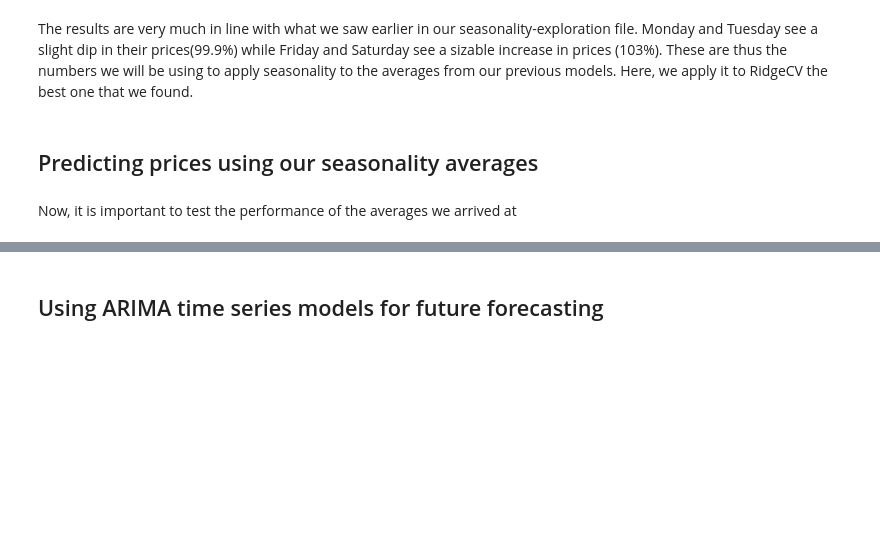
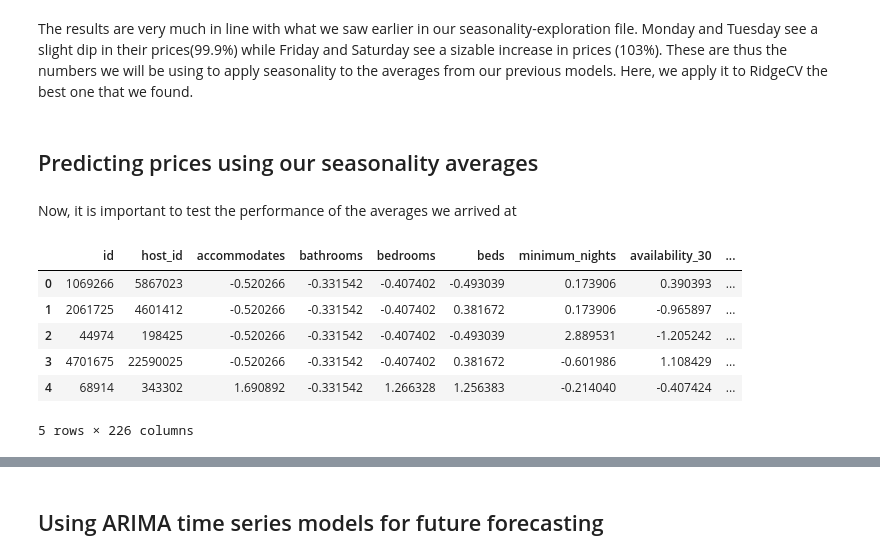
Before and after one commit to samuelklam/airbnb-pricing-prediction, a Jupyter notebook: data-modeling/seasonality-modeling-WJ.ipynb, the cells around one changed output, grey strips where cells are left out. Saved outputs shown, nothing was run; the diff lists cells and outputs as text; code cells hidden in the pictures; blank space fills up the shorter version.

```diff
--- a/data-modeling/seasonality-modeling-WJ.ipynb
+++ b/data-modeling/seasonality-modeling-WJ.ipynb
@@ -90,3 +191,20 @@ def median_absolute_errors(x, y, log_bool=None):
     plt.xlabel('Estimator')
     plt.ylabel('Median Absolute Error')
     plt.show()
+# %%
+data = pd.read_csv('../datasets/listings_clean.csv')
+data.head()
+# split into x and y (note that we do not include id and host_id as predictors)
+x = data.iloc[:, 2:-2]
+y = data.iloc[:, -2]
+y_log = data.iloc[:, -1]
+# %%
+data.head(5)
+# %% [output]
+|  | id | host_id | accommodates | bathrooms | bedrooms | beds | minimum_nights | availability_30 | ... |
+| 0 | 1069266 | 5867023 | -0.520266 | -0.331542 | -0.407402 | -0.493039 | 0.173906 | 0.390393 | ... |
+| 1 | 2061725 | 4601412 | -0.520266 | -0.331542 | -0.407402 | 0.381672 | 0.173906 | -0.965897 | ... |
+| 2 | 44974 | 198425 | -0.520266 | -0.331542 | -0.407402 | -0.493039 | 2.889531 | -1.205242 | ... |
+| 3 | 4701675 | 22590025 | -0.520266 | -0.331542 | -0.407402 | 0.381672 | -0.601986 | 1.108429 | ... |
+| 4 | 68914 | 343302 | 1.690892 | -0.331542 | 1.266328 | 1.256383 | -0.214040 | -0.407424 | ... |
+5 rows × 226 columns
```
Also changed, not shown: parts of 17 cells of this notebook, 1 other file.
